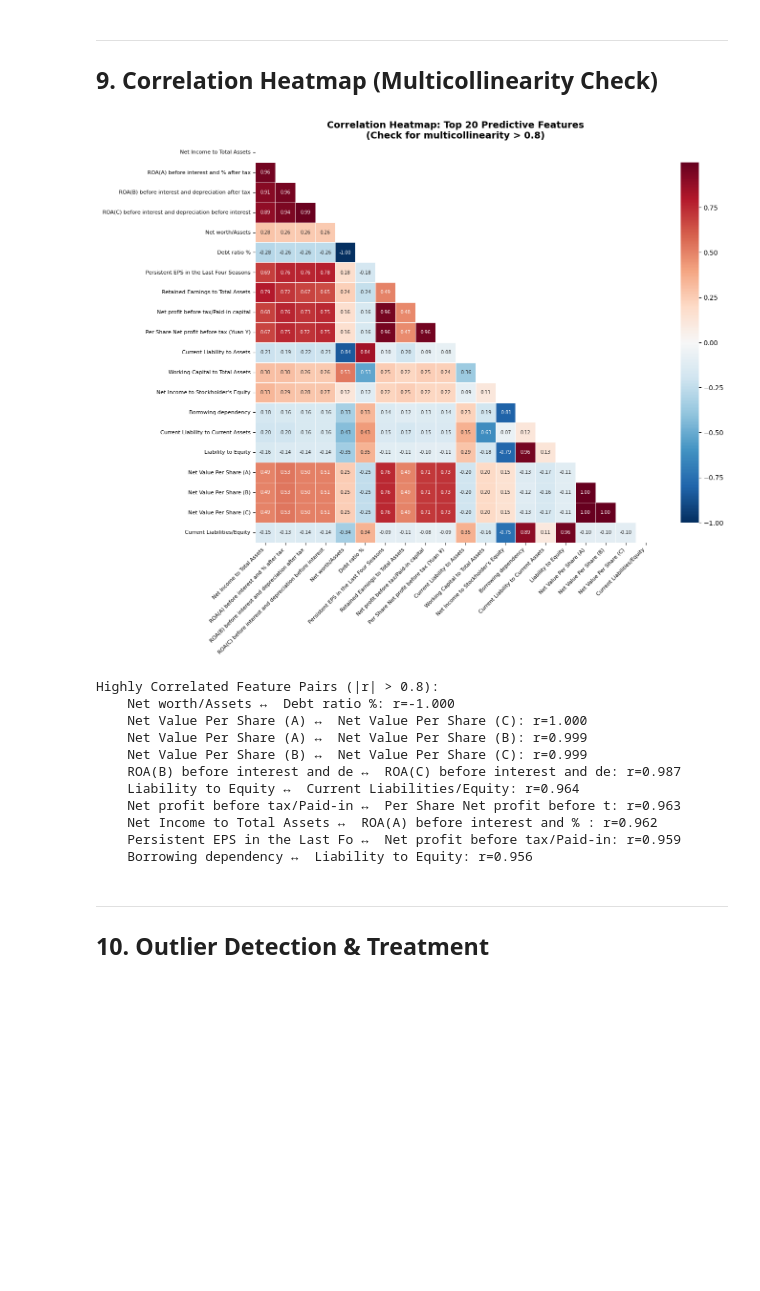
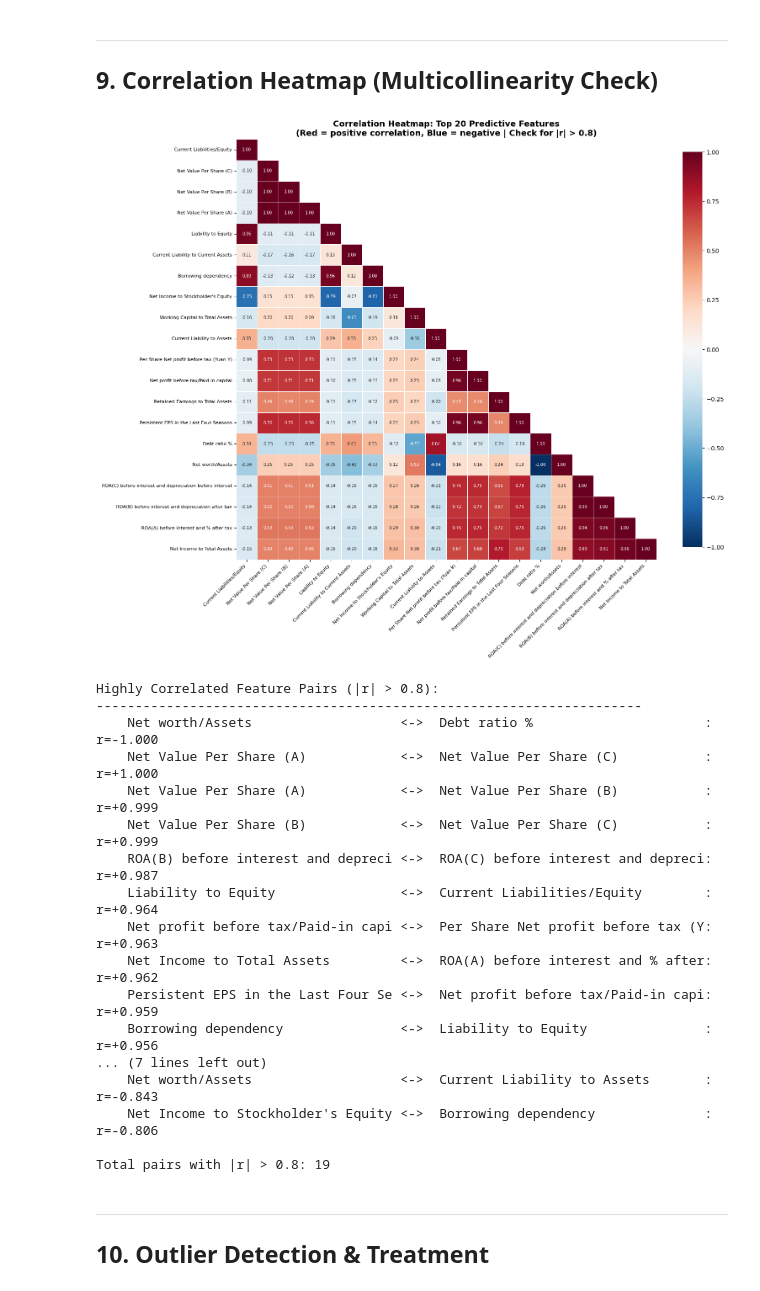
Before and after one commit to O-2wice/DS_Lab_Project, a Jupyter notebook: notebooks/01_EDA_and_Preprocessing.ipynb, the cells around one changed output. Drawn from its saved outputs; the diff is of its cells as text; code cells hidden in the pictures; blank space fills up the shorter version.

```diff
--- a/notebooks/01_EDA_and_Preprocessing.ipynb
+++ b/notebooks/01_EDA_and_Preprocessing.ipynb
@@ -395,49 +395,71 @@ plt.show()
 ---
 ## 9. Correlation Heatmap (Multicollinearity Check)
 # %%
-# Correlation heatmap for top 20 features (full 95x95 would be unreadable)
+# =============================================================================
+# Correlation Heatmap - Lower Triangle (traditional style)
+# =============================================================================
+# Reversing feature order so all correlations are visible in lower triangle
+# =============================================================================
+
 top_20_features = correlations.head(20).index.tolist()
-corr_matrix = df_kaggle[top_20_features].corr()
 
-plt.figure(figsize=(14, 12))
-mask = np.triu(np.ones_like(corr_matrix, dtype=bool))  # Upper triangle mask
+# Reverse the order so first feature (Net Income to Total Assets) is at bottom
+# This makes its full row visible in the lower triangle
+top_20_reversed = top_20_features[::-1]
+corr_matrix = df_kaggle[top_20_reversed].corr()
+
+plt.figure(figsize=(16, 14))
+
+# Mask the UPPER triangle (show lower triangle - traditional style)
+mask = np.triu(np.ones_like(corr_matrix, dtype=bool), k=1)
+
 sns.heatmap(corr_matrix, mask=mask, annot=True, fmt='.2f', cmap='RdBu_r',
             center=0, square=True, linewidths=0.5, cbar_kws={'shrink': 0.8},
-            annot_kws={'size': 7})
-plt.title('Correlation Heatmap: Top 20 Predictive Features\n(Check for multicollinearity > 0.8)',
+            annot_kws={'size': 7}, vmin=-1, vmax=1)
+
+plt.title('Correlation Heatmap: Top 20 Predictive Features\n(Red = positive correlation, Blue = negative | Check for |r| > 0.8)',
           fontsize=14, fontweight='bold')
 plt.xticks(rotation=45, ha='right', fontsize=8)
-plt.yticks(fontsize=8)
+plt.yticks(rotation=0, fontsize=8)
 plt.tight_layout()
 plt.show()
 
-# Identify highly correlated feature pairs (potential multicollinearity)
+# Identify highly correlated feature pairs (use original order for printout)
+corr_original = df_kaggle[top_20_features].corr()
 print("\nHighly Correlated Feature Pairs (|r| > 0.8):")
+print("-" * 70)
 high_corr_pairs = []
-for i in range(len(corr_matrix.columns)):
-    for j in range(i+1, len(corr_matrix.columns)):
-        if abs(corr_matrix.iloc[i, j]) > 0.8:
-            high_corr_pairs.append((corr_matrix.columns[i], corr_matrix.columns[j],
-                                   corr_matrix.iloc[i, j]))
+for i in range(len(corr_original.columns)):
+    for j in range(i+1, len(corr_original.columns)):
+        if abs(corr_original.iloc[i, j]) > 0.8:
+            high_corr_pairs.append((corr_original.columns[i], corr_original.columns[j],
+                                   corr_original.iloc[i, j]))
 
 if high_corr_pairs:
-    for f1, f2, r in sorted(high_corr_pairs, key=lambda x: abs(x[2]), reverse=True)[:10]:
-        print(f"   {f1[:30]} ↔ {f2[:30]}: r={r:.3f}")
+    for f1, f2, r in sorted(high_corr_pairs, key=lambda x: abs(x[2]), reverse=True):
+        print(f"   {f1[:35]:35} <-> {f2[:35]:35}: r={r:+.3f}")
+    print(f"\nTotal pairs with |r| > 0.8: {len(high_corr_pairs)}")
 else:
     print("   None found (good - no severe multicollinearity)")
 # %% [output]
-[figure, old version]
+[figure, new version]
 Highly Correlated Feature Pairs (|r| > 0.8):
-    Net worth/Assets ↔  Debt ratio %: r=-1.000
-    Net Value Per Share (A) ↔  Net Value Per Share (C): r=1.000
-    Net Value Per Share (A) ↔  Net Value Per Share (B): r=0.999
-    Net Value Per Share (B) ↔  Net Value Per Share (C): r=0.999
-    ROA(B) before interest and de ↔  ROA(C) before interest and de: r=0.987
-    Liability to Equity ↔  Current Liabilities/Equity: r=0.964
-    Net profit before tax/Paid-in ↔  Per Share Net profit before t: r=0.963
-    Net Income to Total Assets ↔  ROA(A) before interest and % : r=0.962
-    Persistent EPS in the Last Fo ↔  Net profit before tax/Paid-in: r=0.959
-    Borrowing dependency ↔  Liability to Equity: r=0.956
+----------------------------------------------------------------------
+    Net worth/Assets                   <->  Debt ratio %                      : r=-1.000
+    Net Value Per Share (A)            <->  Net Value Per Share (C)           : r=+1.000
+    Net Value Per Share (A)            <->  Net Value Per Share (B)           : r=+0.999
+    Net Value Per Share (B)            <->  Net Value Per Share (C)           : r=+0.999
+    ROA(B) before interest and depreci <->  ROA(C) before interest and depreci: r=+0.987
+    Liability to Equity                <->  Current Liabilities/Equity        : r=+0.964
+    Net profit before tax/Paid-in capi <->  Per Share Net profit before tax (Y: r=+0.963
+    Net Income to Total Assets         <->  ROA(A) before interest and % after: r=+0.962
+    Persistent EPS in the Last Four Se <->  Net profit before tax/Paid-in capi: r=+0.959
+    Borrowing dependency               <->  Liability to Equity               : r=+0.956
+... (7 lines left out)
+    Net worth/Assets                   <->  Current Liability to Assets       : r=-0.843
+    Net Income to Stockholder's Equity <->  Borrowing dependency              : r=-0.806
+
+Total pairs with |r| > 0.8: 19
 # %% [markdown]
 ---
 ## 10. Outlier Detection & Treatment
```
Also changed, not shown: 4 other files.
